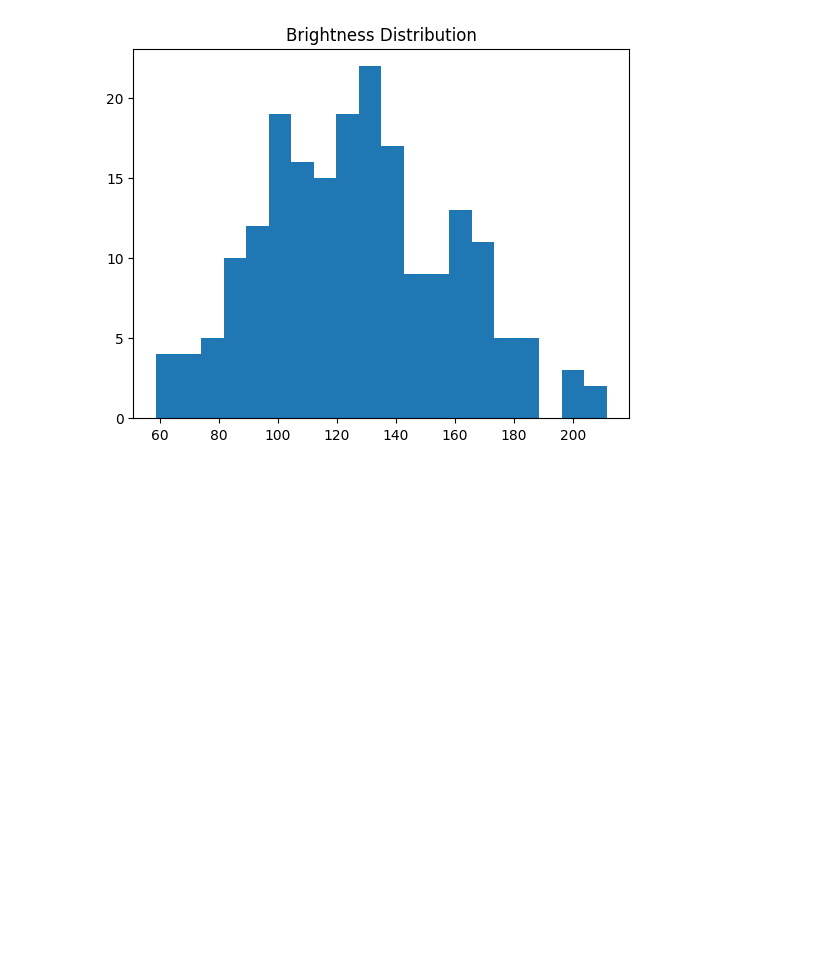
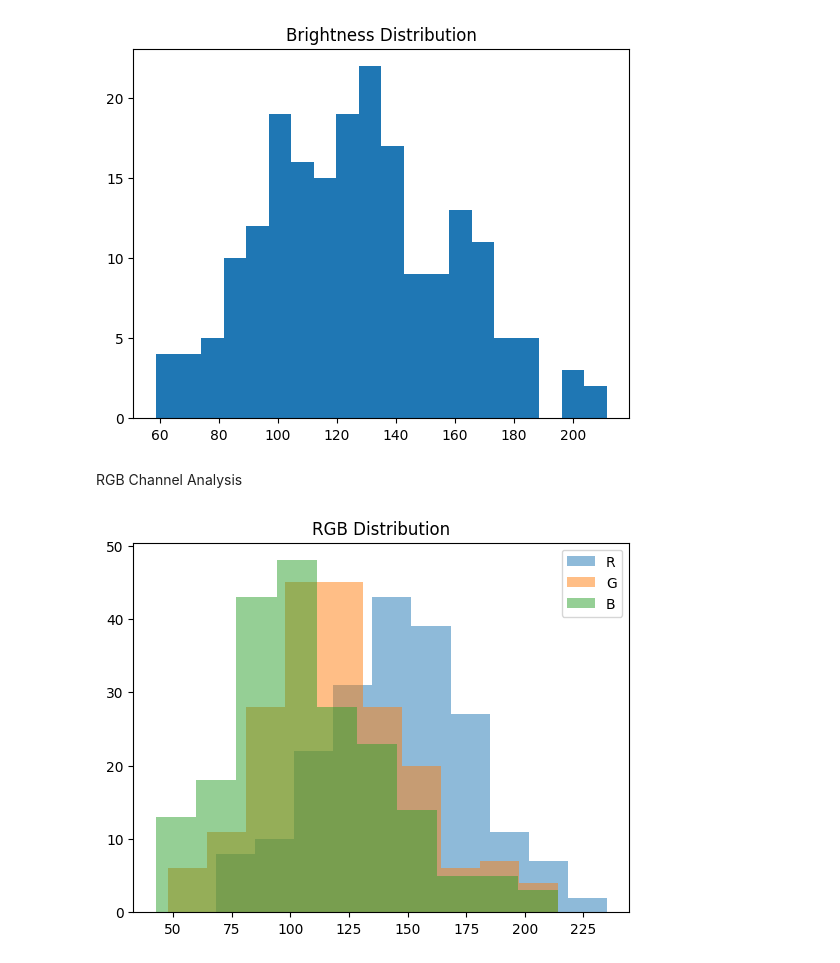
Before and after one commit to Hager-A-Hamoda/Face-Mask-Detection-System, a Jupyter notebook: notebooks/model and evaluation.ipynb, the cells around one changed output. Drawn from its saved outputs; the diff is of its cells as text; code cells hidden in the pictures; blank space fills up the shorter version.

```diff
--- a/notebooks/model and evaluation.ipynb
+++ b/notebooks/model and evaluation.ipynb
@@ -243,3 +243,22 @@ plt.title("Brightness Distribution")
 plt.show()
 # %% [output]
 [figure]
+# %% [markdown]
+RGB Channel Analysis
+# %%
+r, g, b = [], [], []
+
+for img_path, _ in random.sample(train_data.samples, 200):
+    img = np.array(Image.open(img_path))
+    r.append(img[:,:,0].mean())
+    g.append(img[:,:,1].mean())
+    b.append(img[:,:,2].mean())
+
+plt.hist(r, alpha=0.5, label="R")
+plt.hist(g, alpha=0.5, label="G")
+plt.hist(b, alpha=0.5, label="B")
+plt.legend()
+plt.title("RGB Distribution")
+plt.show()
+# %% [output]
+[figure, added]
```
Also changed, not shown: parts of 5 cells of this notebook.
